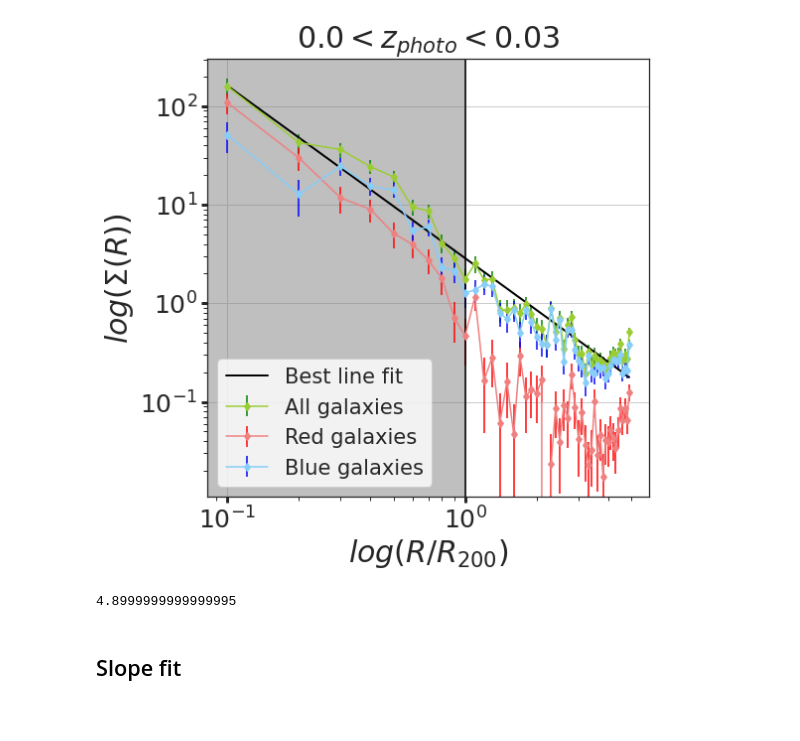
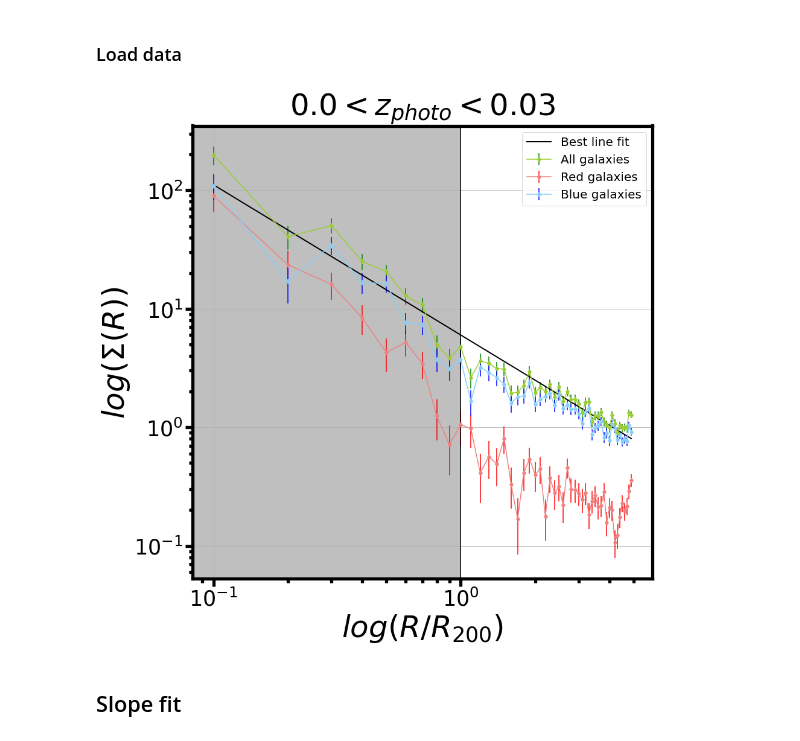
Before and after one commit to elismar2000/hydra-codes, a Jupyter notebook: radial_distribution.ipynb, the cells around one changed output. Saved outputs shown, nothing was run; the diff lists cells and outputs as text; code cells hidden in the pictures.

```diff
--- a/radial_distribution.ipynb
+++ b/radial_distribution.ipynb
@@ -1,8 +1,5 @@
 # %%
 import matplotlib.pyplot as plt
+from matplotlib import rc, rcParams
 import numpy as np
 import pandas as pd
-
-import seaborn as sns; sns.set()
-
-sns.set_style("ticks")
@@ -9,9 +35,11 @@ sns.set_style("ticks")
+# %% [markdown]
+### Load data
 # %%
-hydra_table = pd.read_csv("tables_photozs/hydra_probgal0.7.csv", usecols=['RA', 'DEC', 'zml', 'r_petro', 'g_petro',
+hydra_table = pd.read_csv("tables_photometric/Hydra_iDR4_morecolumns.csv", usecols=['RA_1', 'DEC_1', 'zml', 'r_petro', 'g_petro',
                                                                           'odds', 'PROB_GAL'])
 # %%
-ra = hydra_table["RA"]
-dec = hydra_table["DEC"]
+ra = hydra_table["RA_1"]
+dec = hydra_table["DEC_1"]
 zml = hydra_table["zml"]
 rpetro = hydra_table["r_petro"]
 gpetro = hydra_table["g_petro"]
@@ -34,7 +62,7 @@ mask = (zml > 0.0) & (zml < 0.03) & (rpetro < 19) & (odds > 0.7) & (prob_gal > 0
 
 #From the color_distribution, we conclude that a good division between red and blue galaxies is at g-r = 0.7
 
-color_cut = 0.7
+color_cut = 0.72
 mask_red = (gpetro - rpetro) > color_cut
 mask_blue = (gpetro - rpetro)< color_cut
 
@@ -66,45 +94,38 @@ sigma, error = numb_galaxies(distance)
 sigma_red, error_red = numb_galaxies(distance_red)
 sigma_blue, error_blue = numb_galaxies(distance_blue)
 # %%
-fontsize = 30
-labelsize = 25
-
-fig = plt.figure(figsize=(8, 8))
+fig = plt.figure(figsize=(13, 13))
 ax = fig.add_subplot(111)
 
 ax.errorbar(x=radii/radius, y=sigma, color='yellowgreen', yerr=error,
                 fmt='d-', ecolor='green', label="All galaxies")
 ax.errorbar(x=radii/radius, y=sigma_red, color='lightcoral', yerr=error_red,
                 fmt='d-', ecolor='red', label="Red galaxies")
 ax.errorbar(x=radii/radius, y=sigma_blue, color='lightskyblue', yerr=error_blue,
                 fmt='d-', ecolor='blue', label="Blue galaxies")
 
 x = np.log10(radii/radius)
 ax.plot(10**x, 10**function(x, a, b), '-', color="black", linewidth=2.0, label="Best line fit")
 
 ax.axvspan(0, 1, alpha=0.5, color='grey')
 ax.axvline(x=1, color='black')
-ax.set_xlabel(r"$log(R/R_{200})$", fontsize=fontsize)
-ax.set_ylabel(r"$log(\Sigma(R))$", fontsize=fontsize)
-ax.set_title(r"$0.0 < z_{photo} < 0.03$", fontsize=30)
+ax.set_xlabel(r"$log(R/R_{200})$", fontdict=font)
+ax.set_ylabel(r"$log(\Sigma(R))$", fontdict=font)
+ax.set_title(r"$0.0 < z_{photo} < 0.03$", fontdict=font)
 ax.grid()
 
-ax.yaxis.set_tick_params(labelsize=labelsize, width=3)
-ax.xaxis.set_tick_params(labelsize=labelsize, width=3)
+# ax.yaxis.set_tick_params(labelsize=labelsize, width=3)
+# ax.xaxis.set_tick_params(labelsize=labelsize, width=3)
 
 ax.set_yscale('log')
 ax.set_xscale('log')
 
-plt.legend(fontsize=fontsize*0.7)
+plt.legend(fontsize=20)
 
 fig.tight_layout()
-plt.savefig("../Presentations/cosmo22-splus-poster/radial_distribution-ylog-xlog-0.7-curvefit_photoz0.03.png", format='png')
+plt.savefig("../Figures/Dissertation/radial_distribution-ylog-xlog-0.7-curvefit_photoz0.03.png", format='png')
 # %% [output]
-[figure, old version]
+[figure, new version]
-# %%
-x.max()
-# %% [output]
-4.8999999999999995
 # %% [markdown]
 ## Slope fit
 # %%
```
Also changed, not shown: parts of 4 cells of this notebook, 6 other files.
